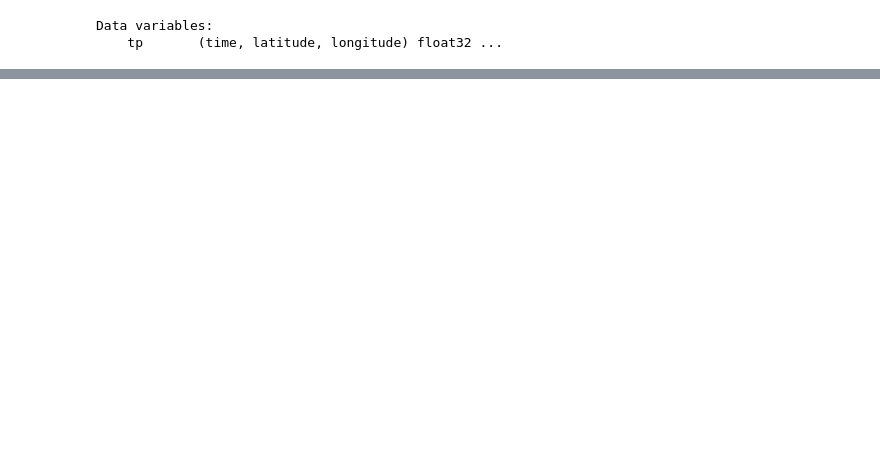
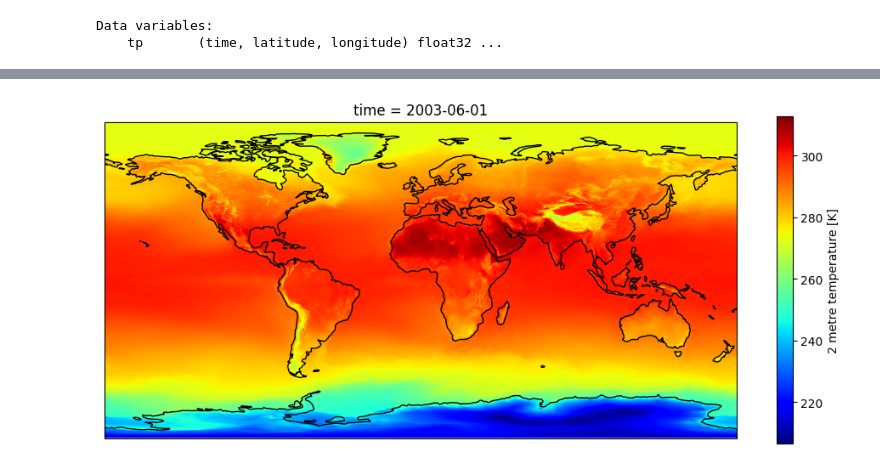
Before and after one commit to VictorGuui/Predict-The-Weather-with-Machine-Learning, a Jupyter notebook: Aprendizado_da_linguagem_Python_para_dados_climáticos.ipynb, the cells around one changed output, grey strips where cells are left out. Cells and saved outputs as stored; diff of their text form; code cells hidden in the pictures; blank space fills up the shorter version.

```diff
--- a/Aprendizado_da_linguagem_Python_para_dados_climáticos.ipynb
+++ b/Aprendizado_da_linguagem_Python_para_dados_climáticos.ipynb
@@ -67,0 +128,13 @@ Data variables:
+# %%
+fig = plt.figure(figsize=[12,5])
+
+# 111 means 1 row, 1 col and index 1
+ax = fig.add_subplot(111, projection=ccrs.PlateCarree(central_longitude=0))
+
+ds['t2m'].plot(ax=ax,  cmap='jet',
+                   transform=ccrs.PlateCarree())
+ax.coastlines()
+
+plt.show()
+# %% [output]
+[figure, added]
```
Also changed, not shown: parts of 18 cells of this notebook.
